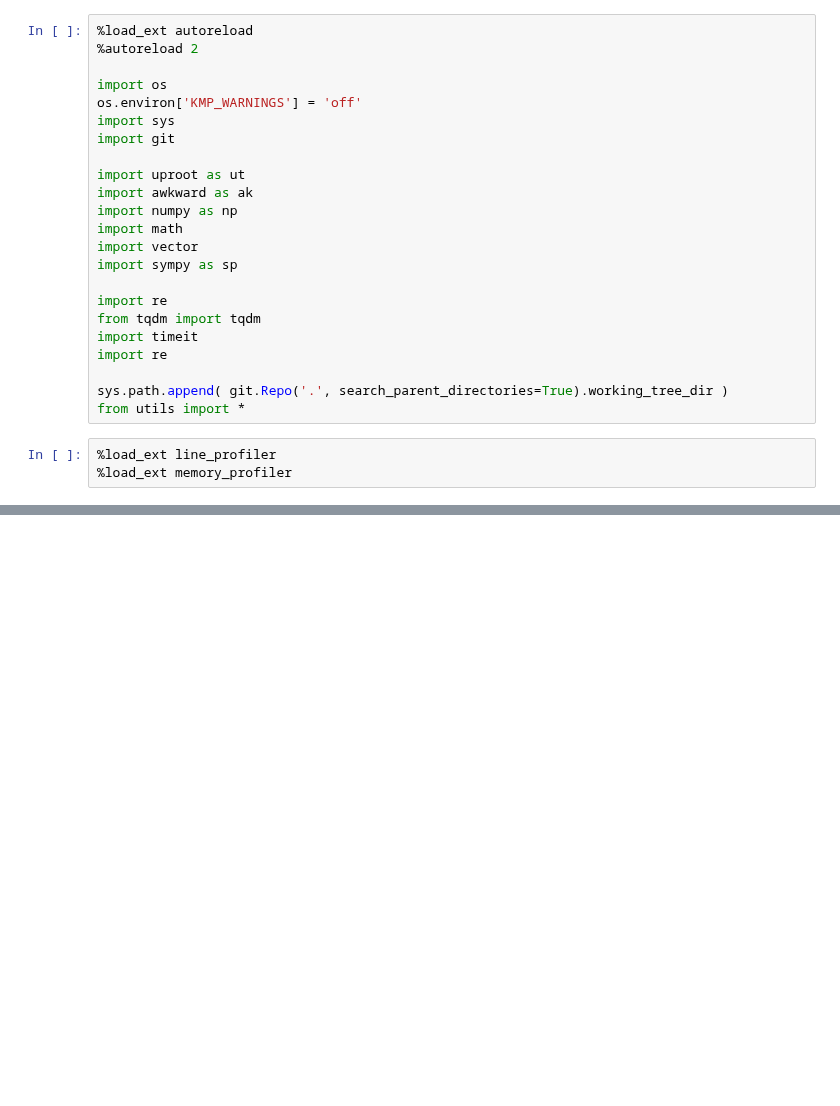
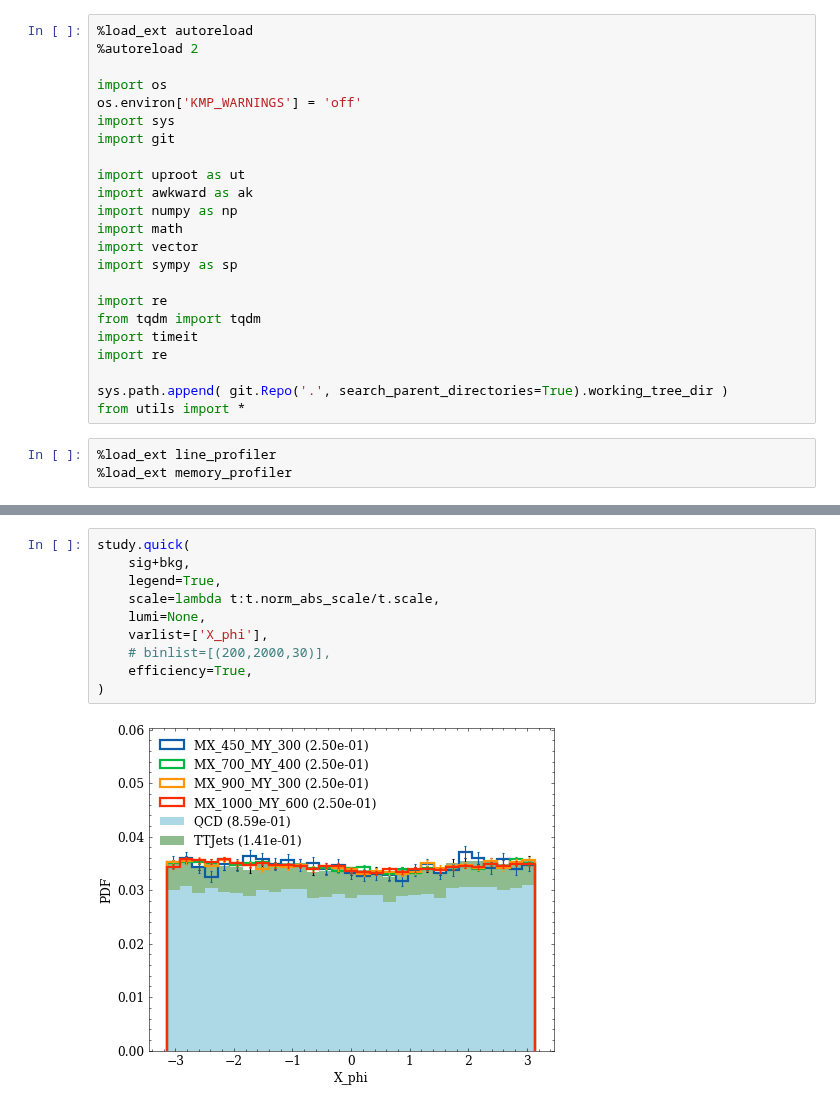
Before and after one commit to ekoenig4/analysis, a Jupyter notebook: jupyter/sixb/test_weaver_input.ipynb, the cells around one changed output, grey strips where cells are left out. Cells and saved outputs as stored; diff of their text form; blank space fills up the shorter version.

```diff
--- a/jupyter/sixb/test_weaver_input.ipynb
+++ b/jupyter/sixb/test_weaver_input.ipynb
@@ -53,0 +58,12 @@ sig_train = Tree(sig_train)
+# %%
+study.quick(
+    sig+bkg,
+    legend=True,
+    scale=lambda t:t.norm_abs_scale/t.scale,
+    lumi=None,
+    varlist=['X_phi'],
+    # binlist=[(200,2000,30)],
+    efficiency=True,
+)
+# %% [output]
+[figure, added]
```
Also changed, not shown: parts of 23 cells of this notebook, 10 other files.
